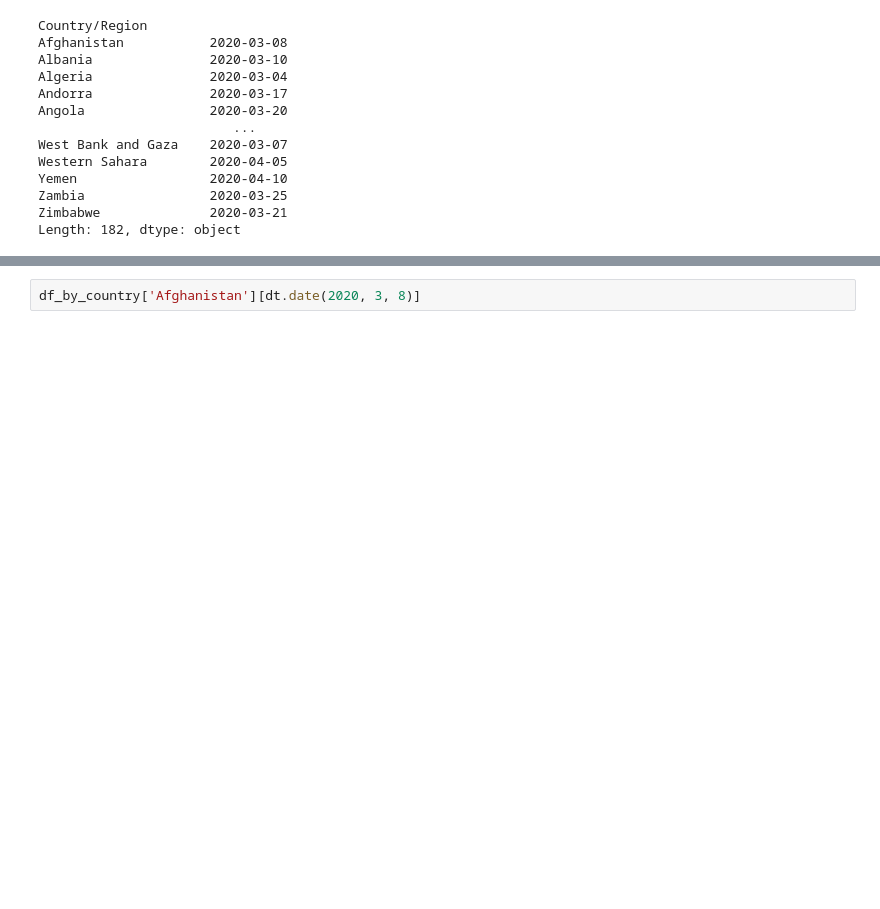
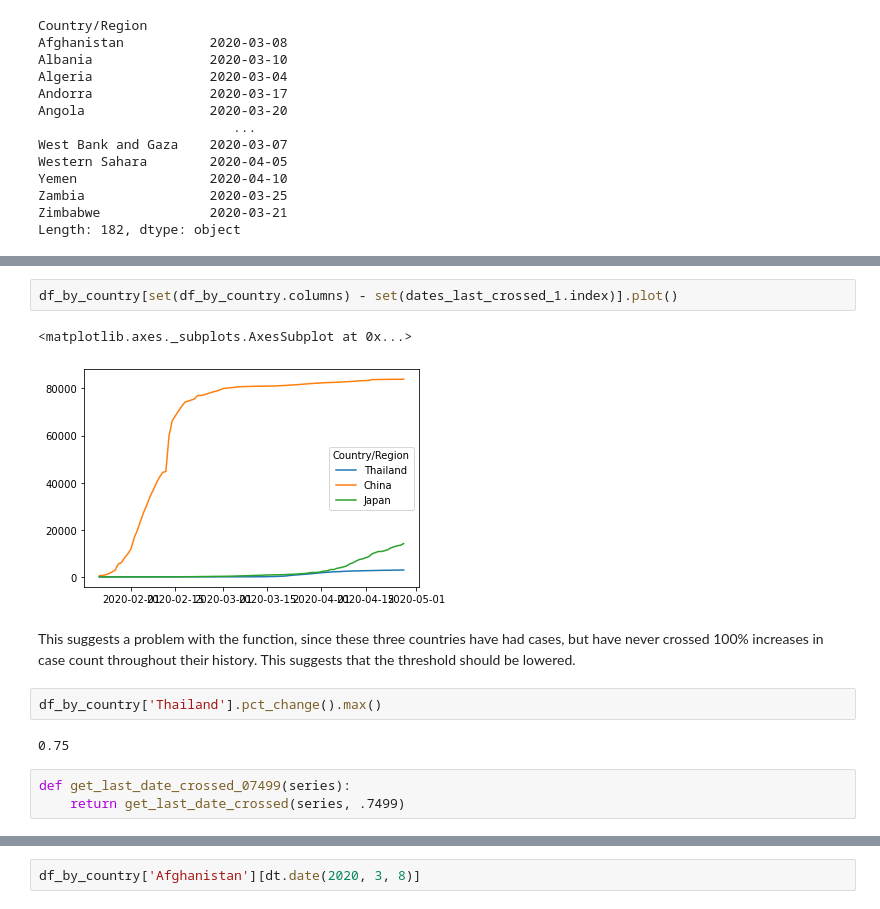
Before and after one commit to jaysttw/covid-19-analyses, a Jupyter notebook: COVID-19.ipynb, the cells around one changed output, grey strips where cells are left out. Cells and saved outputs as stored; diff of their text form; blank space fills up the shorter version.

```diff
--- a/COVID-19.ipynb
+++ b/COVID-19.ipynb
@@ -320,0 +332,14 @@ As of currently run period, 3 countries ($185 - 182 = 3$) have not crossed 100%
+# %%
+df_by_country[set(df_by_country.columns) - set(dates_last_crossed_1.index)].plot()
+# %% [output]
+<matplotlib.axes._subplots.AxesSubplot at 0x...>
+[figure, added]
+# %% [markdown]
+This suggests a problem with the function, since these three countries have had cases, but have never crossed 100% increases in case count throughout their history. This suggests that the threshold should be lowered.
+# %%
+df_by_country['Thailand'].pct_change().max()
+# %% [output]
+0.75
+# %%
+def get_last_date_crossed_07499(series):
+    return get_last_date_crossed(series, .7499)
```
Also changed, not shown: parts of 44 cells of this notebook.
